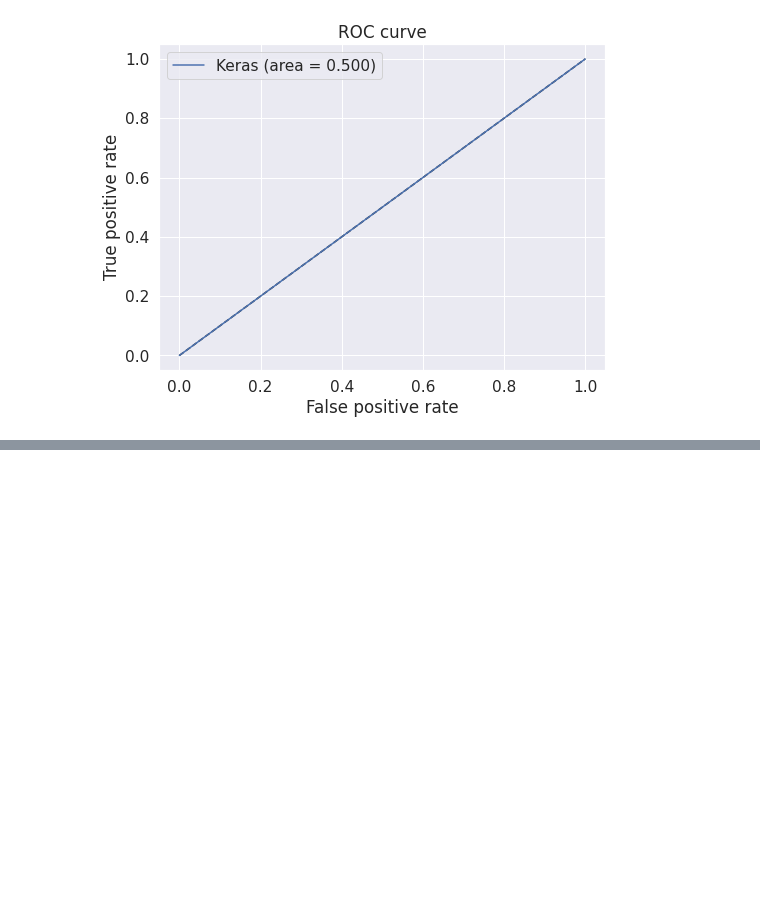
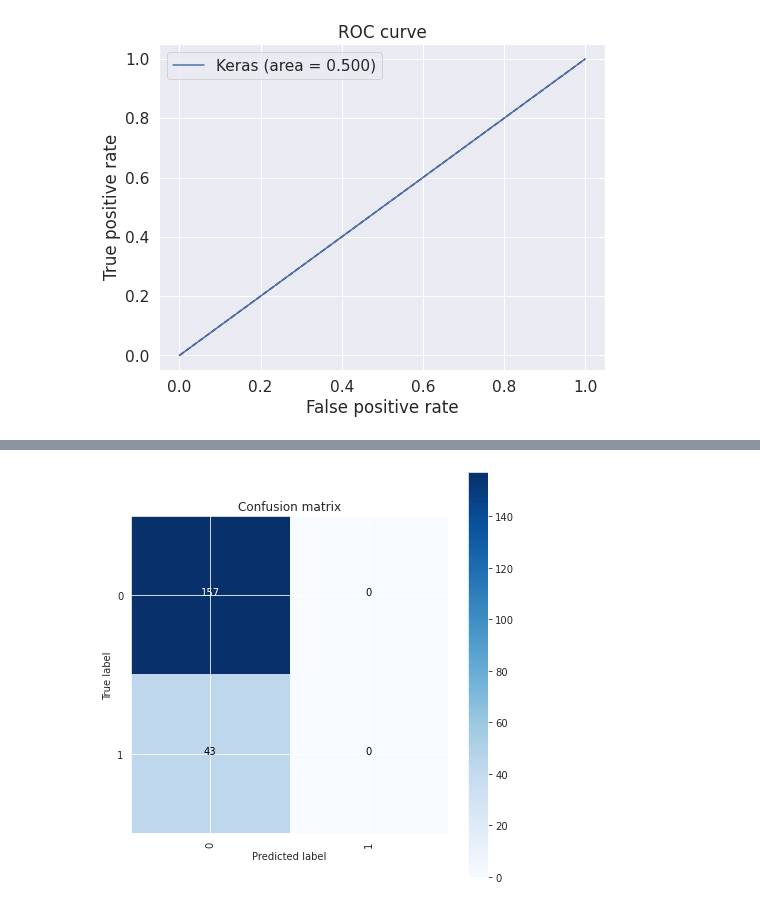
Before and after one commit to ashutoshjoshi1/Diabetic-Retinopathy-notebooks, a Jupyter notebook: GBlur.ipynb, the cells around one changed output, grey strips where cells are left out. Drawn from its saved outputs; the diff is of its cells as text; code cells hidden in the pictures; blank space fills up the shorter version.

```diff
--- a/GBlur.ipynb
+++ b/GBlur.ipynb
@@ -787,8 +787,8 @@ c3=tf.keras.callbacks.ReduceLROnPlateau(
     cooldown=0,
     min_lr=0.001
 )
-model_cnn.compile(optimizer='adam',loss='categorical_crossentropy', metrics=['accuracy','AUC'])
-history=model_cnn.fit(x_train,y_train,epochs=100,batch_size=16,validation_split=0.3)
+model.compile(optimizer='adam',loss='categorical_crossentropy', metrics=['accuracy','AUC'])
+history=model.fit(x_train,y_train,epochs=100,batch_size=16,validation_split=0.3)
 # %% [output]
 Epoch 1/100
 31/31 [==============================] - 6s 121ms/step - loss: 1.3387 - accuracy: 0.6160 - auc: 0.6083 - val_loss: 0.6599 - val_accuracy: 0.7346 - val_auc: 0.7346
@@ -807,5 +807,12 @@ Epoch 99/100
 31/31 [==============================] - 2s 63ms/step - loss: 0.5694 - accuracy: 0.7465 - auc: 0.7307 - val_loss: 0.5786 - val_accuracy: 0.7346 - val_auc: 0.7346
 Epoch 100/100
 31/31 [==============================] - 2s 59ms/step - loss: 0.5968 - accuracy: 0.7175 - auc: 0.7185 - val_loss: 0.5786 - val_accuracy: 0.7346 - val_auc: 0.7346
+# %%
+y_test=np.argmax(y_test, axis=1)
+pred=np.argmax(model.predict(x_test),axis=-1)
+cm=confusion_matrix(y_test,pred)
+cm_plot=plot_confusion_matrix(cm,classes=['0','1'])
+# %% [output]
+[figure, added]
 # %%
 print("Performance Report:")
```
Also changed, not shown: parts of 2 cells of this notebook, 1 other file.
